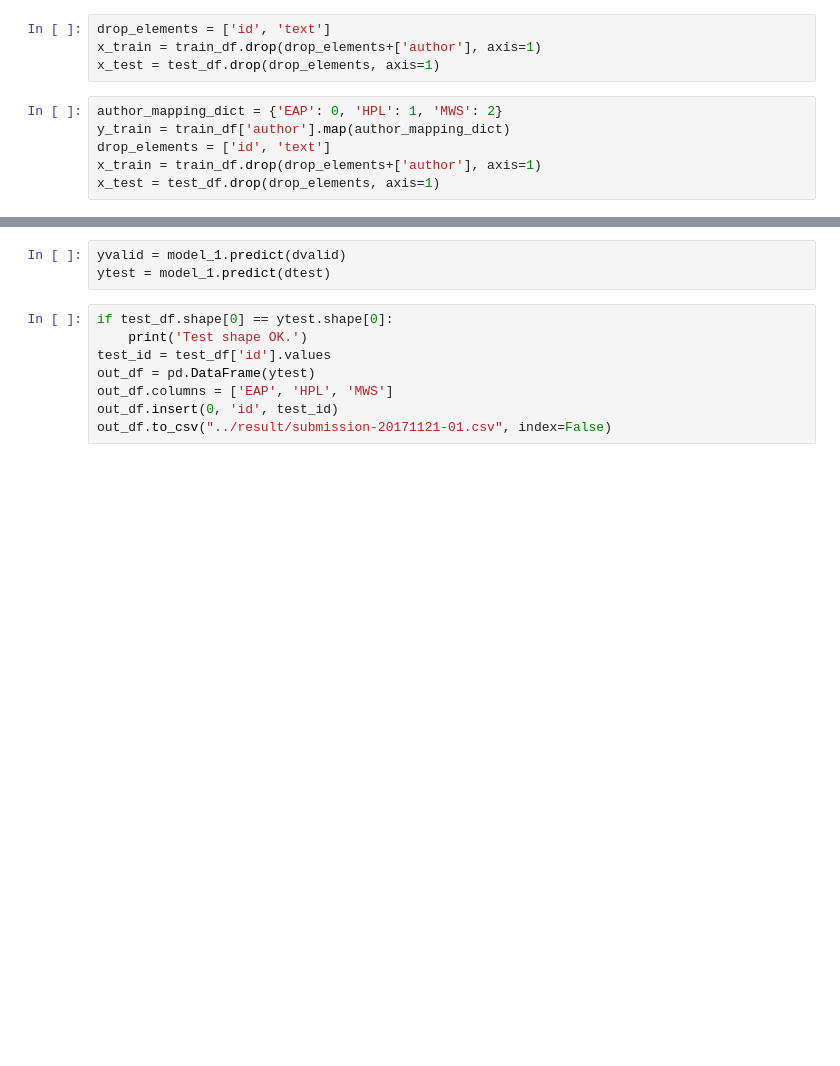
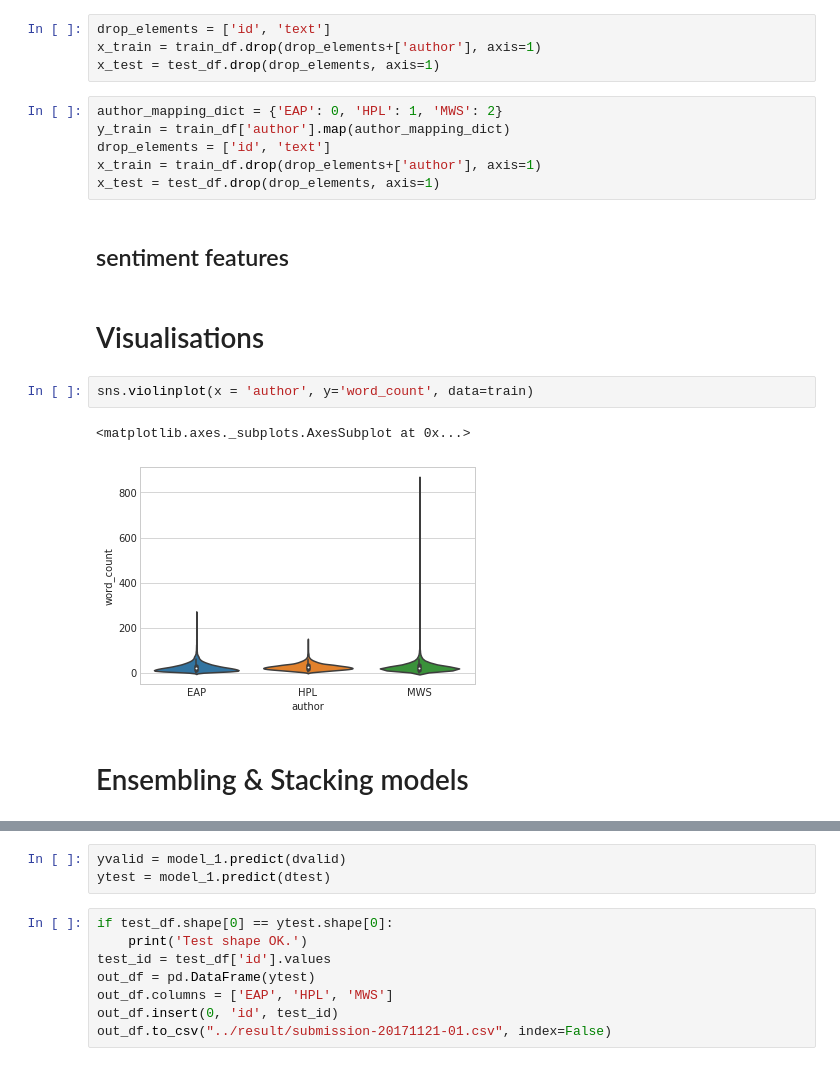
Before and after one commit to GuidoPaul/KaggleCompetitions, a Jupyter notebook: Spooky_Author_Identification/src/main.ipynb, the cells around one changed output, grey strips where cells are left out. Drawn from its saved outputs; the diff is of its cells as text; blank space fills up the shorter version.

```diff
--- a/Spooky_Author_Identification/src/main.ipynb
+++ b/Spooky_Author_Identification/src/main.ipynb
@@ -134,4 +248,15 @@ y_train = train_df['author'].map(author_mapping_dict)
 drop_elements = ['id', 'text']
 x_train = train_df.drop(drop_elements+['author'], axis=1)
 x_test = test_df.drop(drop_elements, axis=1)
+# %% [markdown]
+## sentiment features
+# %% [markdown]
+# Visualisations
+# %%
+sns.violinplot(x = 'author', y='word_count', data=train)
+# %% [output]
+<matplotlib.axes._subplots.AxesSubplot at 0x...>
+[figure, added]
+# %% [markdown]
+# Ensembling & Stacking models
 # %%
```
Also changed, not shown: parts of 30 cells of this notebook.
